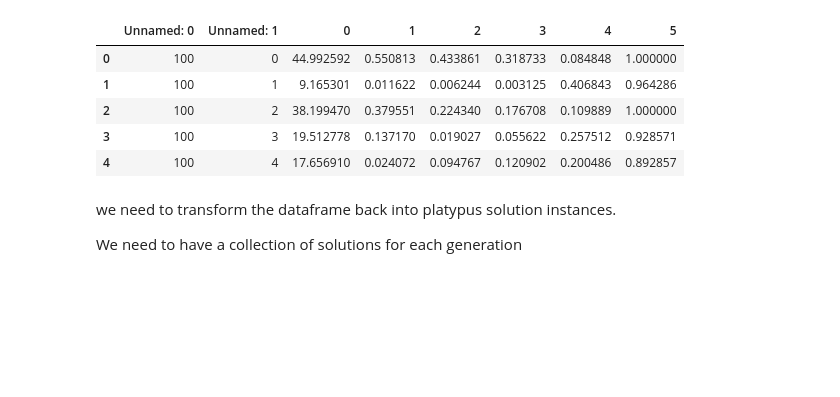
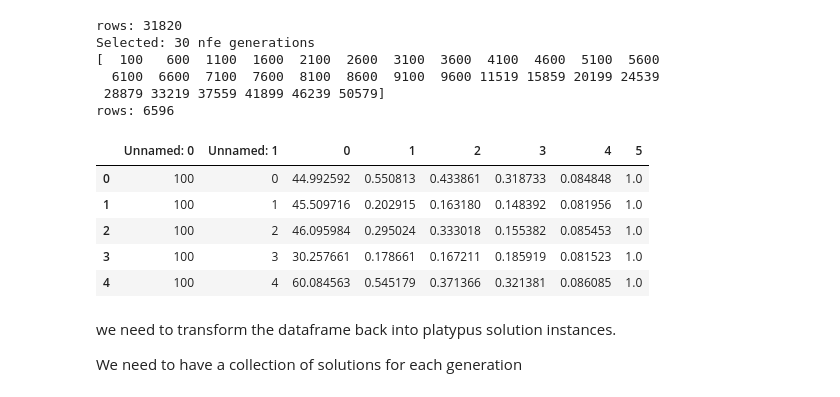
Before and after one commit to JazminZatarain/MUSEH2O, a Jupyter notebook: notebooks/convergence_analysis.ipynb, the cells around one changed output. Saved outputs shown, nothing was run; the diff lists cells and outputs as text; code cells hidden in the pictures; blank space fills up the shorter version.

Commit message:
select nfe generations for analysis
Select an interval out of the archives_by_nfe dataframe before transforming the dataframe back into platypus solution instances.

```diff
--- a/notebooks/convergence_analysis.ipynb
+++ b/notebooks/convergence_analysis.ipynb
@@ -8,16 +9,32 @@ import rbf_functions
 # %%
 rbf = rbf_functions.gaussian_rbf.__name__
 output_dir = f"../output/{rbf}/"
-# %%
-archives_by_nfe = pd.read_csv(output_dir + '10_hypervolume.csv')
-archives_by_nfe.head()
-# %% [output]
-|  | Unnamed: 0 | Unnamed: 1 | 0 | 1 | 2 | 3 | 4 | 5 |
-| 0 | 100 | 0 | 44.992592 | 0.550813 | 0.433861 | 0.318733 | 0.084848 | 1.000000 |
-| 1 | 100 | 1 | 9.165301 | 0.011622 | 0.006244 | 0.003125 | 0.406843 | 0.964286 |
-| 2 | 100 | 2 | 38.199470 | 0.379551 | 0.224340 | 0.176708 | 0.109889 | 1.000000 |
-| 3 | 100 | 3 | 19.512778 | 0.137170 | 0.019027 | 0.055622 | 0.257512 | 0.928571 |
-| 4 | 100 | 4 | 17.656910 | 0.024072 | 0.094767 | 0.120902 | 0.200486 | 0.892857 |
+# %%
+archives_by_nfe = pd.read_csv(output_dir + '10_hypervolume.csv')
+print(f"rows: {archives_by_nfe['0'].count()}")
+
+nfes = archives_by_nfe["Unnamed: 0"].values
+u_nfes = np.unique(nfes)
+selected_nfe = u_nfes[0::5]
+archives_by_nfe = archives_by_nfe.loc[archives_by_nfe['Unnamed: 0'].isin(selected_nfe )]
+
+print(f"Selected: {len(selected_nfe)} nfe generations:")
+print(selected_nfe)
+print(f"rows: {archives_by_nfe['0'].count()}")
+archives_by_nfe.head()
+# %% [output]
+rows: 31820
+Selected: 30 nfe generations
+[  100   600  1100  1600  2100  2600  3100  3600  4100  4600  5100  5600
+  6100  6600  7100  7600  8100  8600  9100  9600 11519 15859 20199 24539
+ 28879 33219 37559 41899 46239 50579]
+rows: 6596
+|  | Unnamed: 0 | Unnamed: 1 | 0 | 1 | 2 | 3 | 4 | 5 |
+| 0 | 100 | 0 | 44.992592 | 0.550813 | 0.433861 | 0.318733 | 0.084848 | 1.0 |
+| 1 | 100 | 1 | 45.509716 | 0.202915 | 0.163180 | 0.148392 | 0.081956 | 1.0 |
+| 2 | 100 | 2 | 46.095984 | 0.295024 | 0.333018 | 0.155382 | 0.085453 | 1.0 |
+| 3 | 100 | 3 | 30.257661 | 0.178661 | 0.167211 | 0.185919 | 0.081523 | 1.0 |
+| 4 | 100 | 4 | 60.084563 | 0.545179 | 0.371366 | 0.321381 | 0.086085 | 1.0 |
 # %% [markdown]
 we need to transform the dataframe back into platypus solution instances.
 
```
Also changed, not shown: parts of 1 cell of this notebook.
